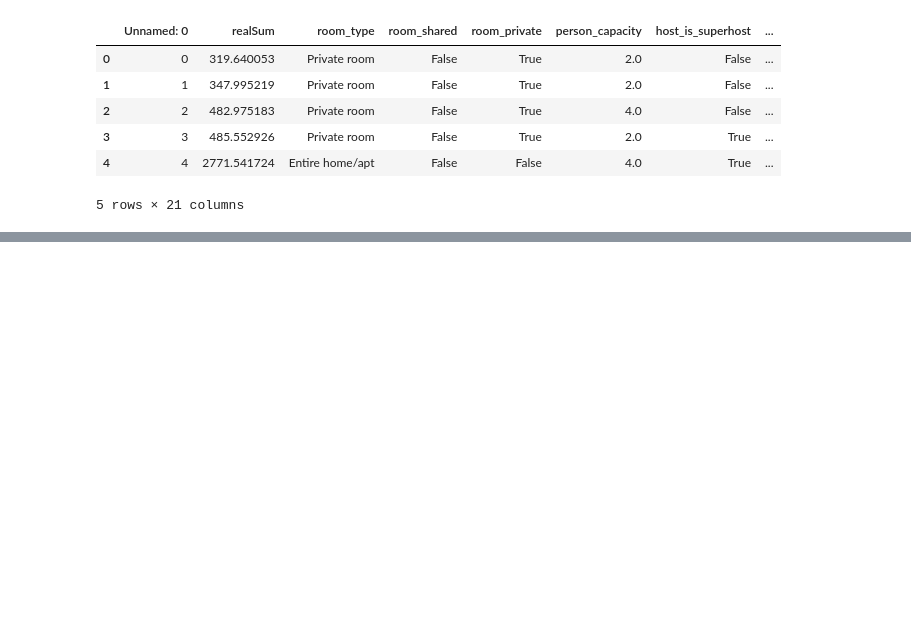
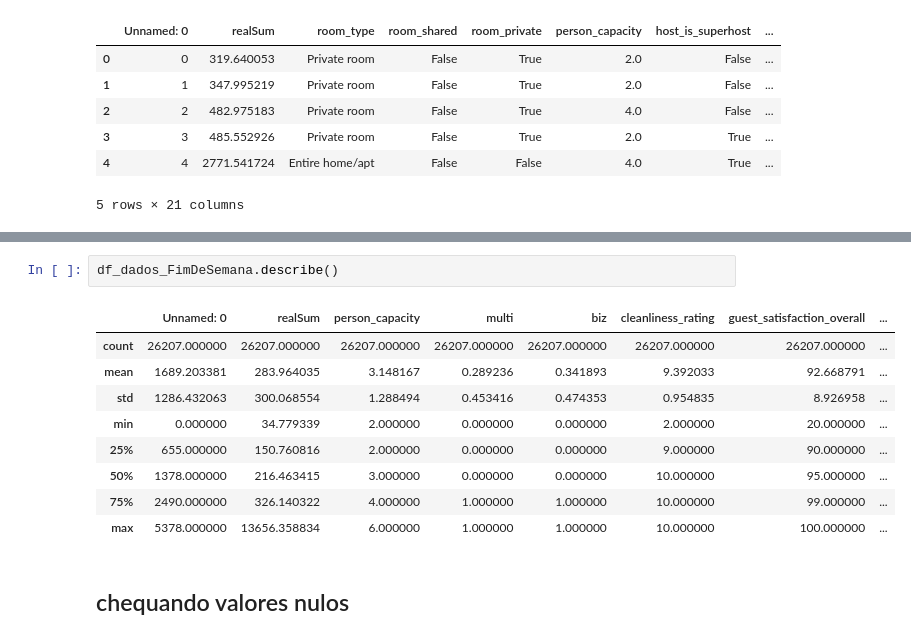
Before and after one commit to walleceoli/airbnb-europe-insights-, a Jupyter notebook: analise.ipynb, the cells around one changed output, grey strips where cells are left out. Cells and saved outputs as stored; diff of their text form; blank space fills up the shorter version.

```diff
--- a/analise.ipynb
+++ b/analise.ipynb
@@ -173,0 +228,14 @@ df_dados_FimDeSemana.head()
+# %%
+df_dados_FimDeSemana.describe()
+# %% [output]
+|  | Unnamed: 0 | realSum | person_capacity | multi | biz | cleanliness_rating | guest_satisfaction_overall | ... |
+| count | 26207.000000 | 26207.000000 | 26207.000000 | 26207.000000 | 26207.000000 | 26207.000000 | 26207.000000 | ... |
+| mean | 1689.203381 | 283.964035 | 3.148167 | 0.289236 | 0.341893 | 9.392033 | 92.668791 | ... |
+| std | 1286.432063 | 300.068554 | 1.288494 | 0.453416 | 0.474353 | 0.954835 | 8.926958 | ... |
+| min | 0.000000 | 34.779339 | 2.000000 | 0.000000 | 0.000000 | 2.000000 | 20.000000 | ... |
+| 25% | 655.000000 | 150.760816 | 2.000000 | 0.000000 | 0.000000 | 9.000000 | 90.000000 | ... |
+| 50% | 1378.000000 | 216.463415 | 3.000000 | 0.000000 | 0.000000 | 10.000000 | 95.000000 | ... |
+| 75% | 2490.000000 | 326.140322 | 4.000000 | 1.000000 | 1.000000 | 10.000000 | 99.000000 | ... |
+| max | 5378.000000 | 13656.358834 | 6.000000 | 1.000000 | 1.000000 | 10.000000 | 100.000000 | ... |
+# %% [markdown]
+## chequando valores nulos
```
Also changed, not shown: parts of 6 cells of this notebook.
